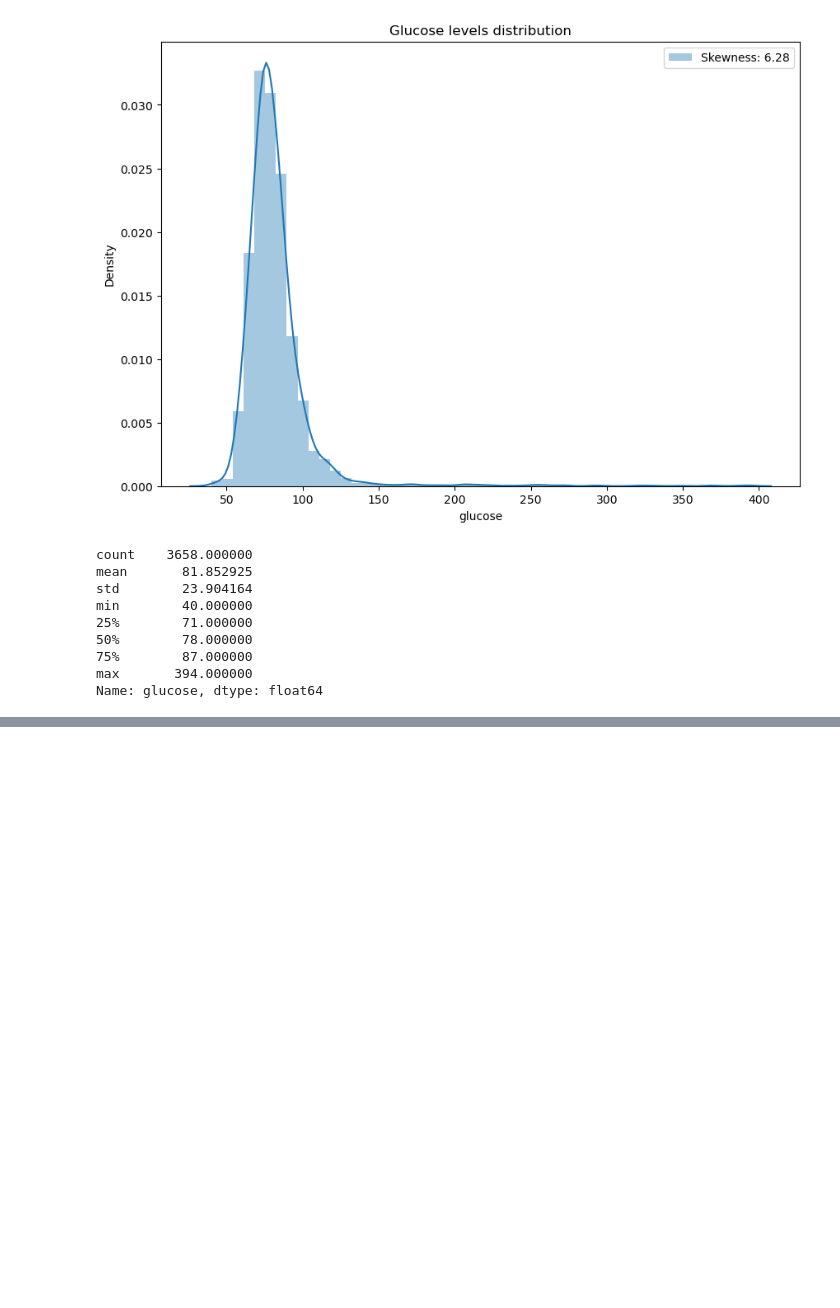
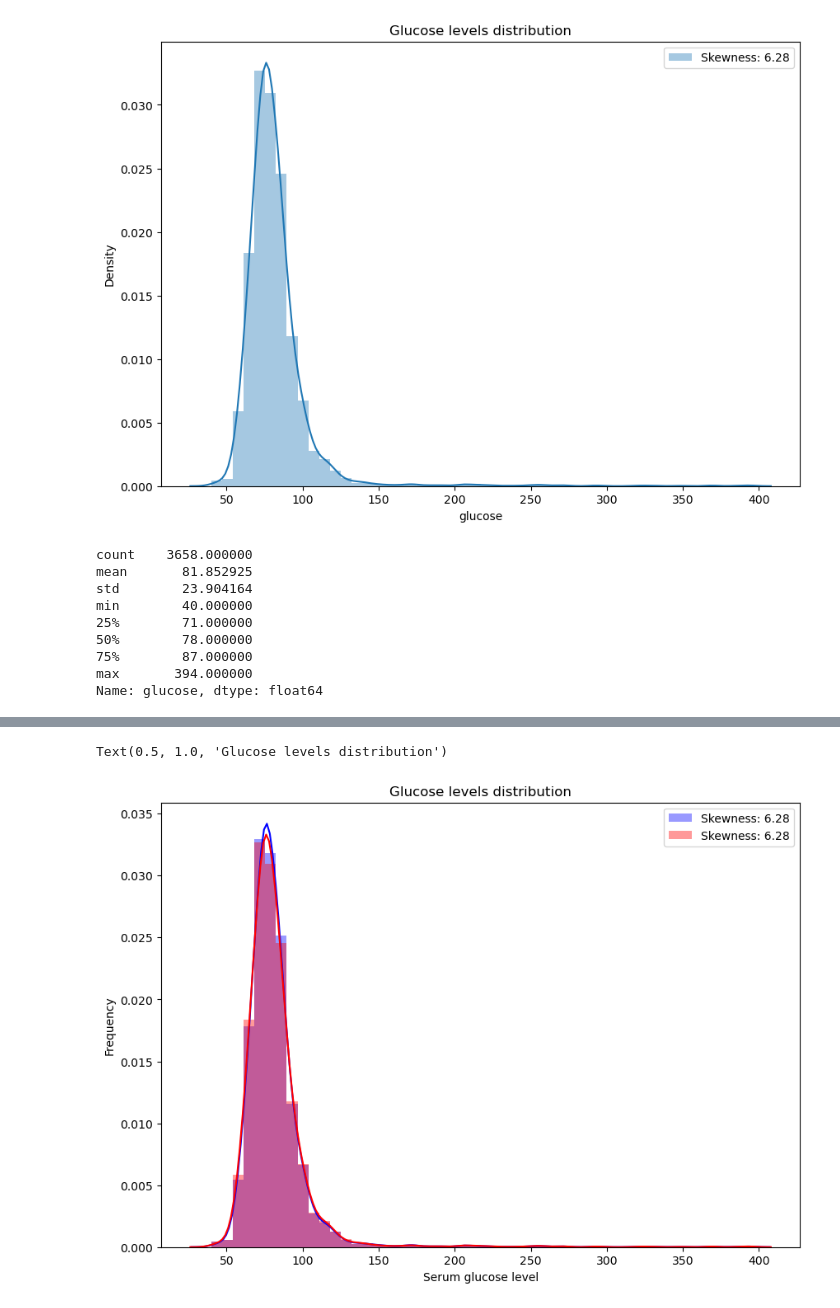
Before and after one commit to Fermazate/Heart-Disease-Prediction, a Jupyter notebook: notebooks/01_data_exporation.ipynb, the cells around one changed output, grey strips where cells are left out. Saved outputs shown, nothing was run; the diff lists cells and outputs as text; code cells hidden in the pictures; blank space fills up the shorter version.

```diff
--- a/notebooks/01_data_exporation.ipynb
+++ b/notebooks/01_data_exporation.ipynb
@@ -193 +192,12 @@ TenYearCHD           0
 dtype: int64
+# %%
+plt.figure(figsize=(10,7))
+sns.distplot(knn['glucose'], label= 'Skewness: {:.2f}'.format(nona['glucose'].skew()),color='blue')
+sns.distplot(nona['glucose'], label= 'Skewness: {:.2f}'.format(nona['glucose'].skew()),color='red')
+plt.legend(loc = 'best')
+plt.ylabel('Frequency')
+plt.xlabel('Serum glucose level')
+plt.title('Glucose levels distribution')
+# %% [output]
+Text(0.5, 1.0, 'Glucose levels distribution')
+[figure, added]
```
Also changed, not shown: parts of 2 cells of this notebook, 3 other files.
